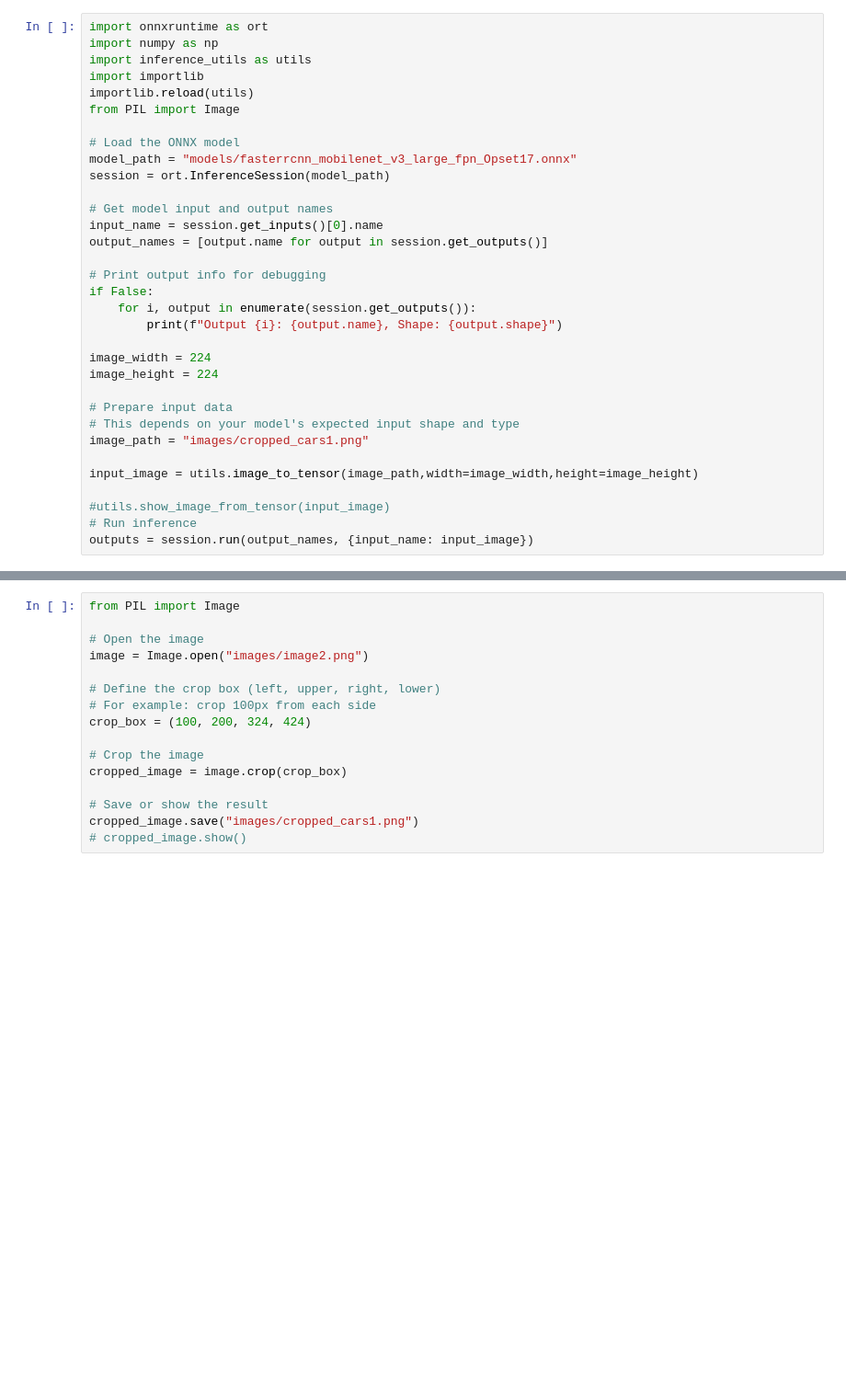
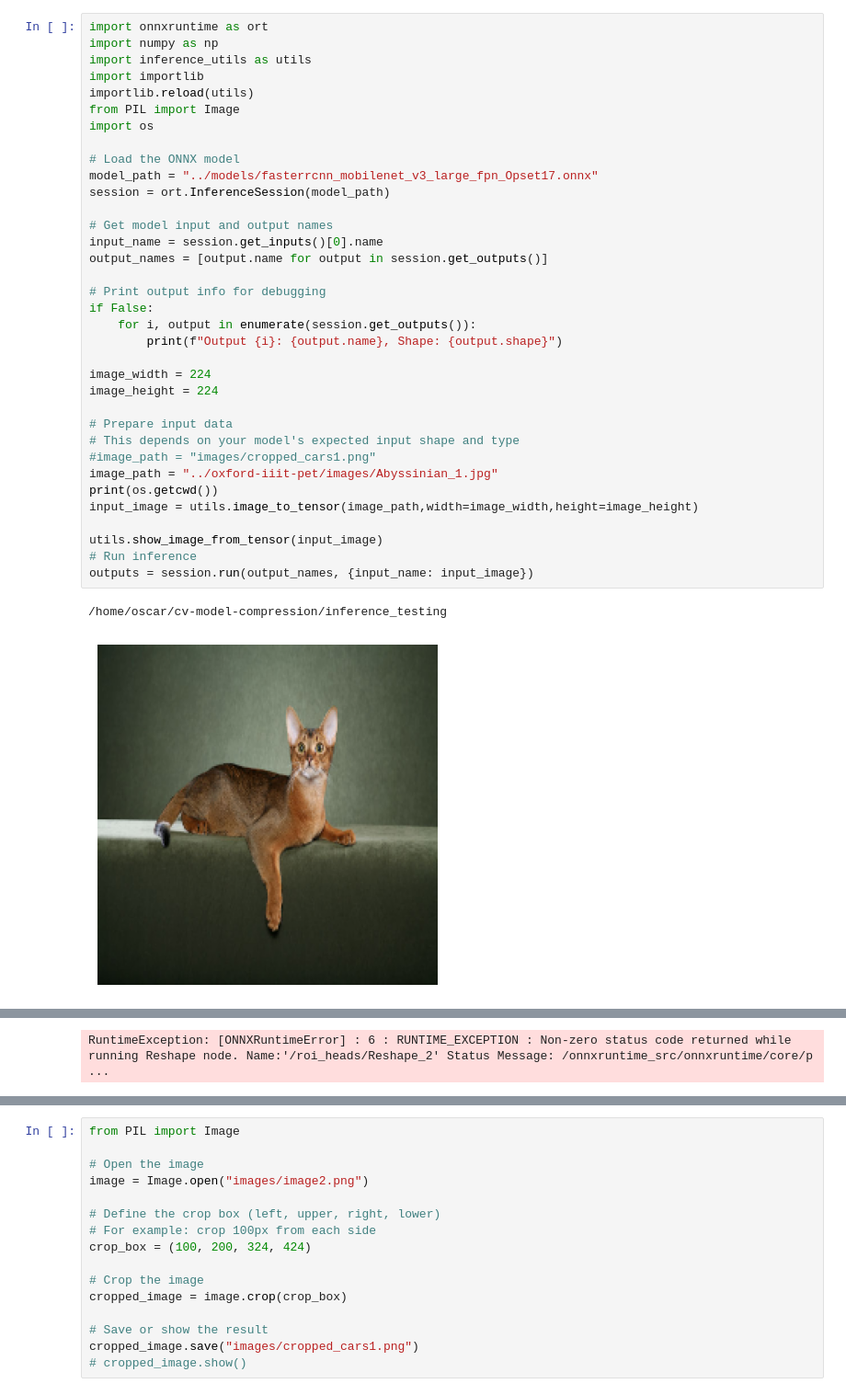
Before and after one commit to MarcosElFlamenco/cv-model-compression, a Jupyter notebook: inference_testing/inftest_fastercnn_BB.ipynb, the cells around one changed output, grey strips where cells are left out. Shown at 92% size. Cells and saved outputs as stored; diff of their text form; blank space fills up the shorter version.

```diff
--- a/inference_testing/inftest_fastercnn_BB.ipynb
+++ b/inference_testing/inftest_fastercnn_BB.ipynb
@@ -1,33 +1,38 @@
 # %%
 import onnxruntime as ort
 import numpy as np
 import inference_utils as utils
 import importlib
 importlib.reload(utils)
 from PIL import Image
+import os
 
 # Load the ONNX model
-model_path = "models/fasterrcnn_mobilenet_v3_large_fpn_Opset17.onnx"
+model_path = "../models/fasterrcnn_mobilenet_v3_large_fpn_Opset17.onnx"
 session = ort.InferenceSession(model_path)
 
 # Get model input and output names
 input_name = session.get_inputs()[0].name
 output_names = [output.name for output in session.get_outputs()]
 
 # Print output info for debugging
 if False:
     for i, output in enumerate(session.get_outputs()):
         print(f"Output {i}: {output.name}, Shape: {output.shape}")
 
 image_width = 224
 image_height = 224
 
 # Prepare input data
 # This depends on your model's expected input shape and type
-image_path = "images/cropped_cars1.png"
-
+#image_path = "images/cropped_cars1.png"
+image_path = "../oxford-iiit-pet/images/Abyssinian_1.jpg"
+print(os.getcwd())
 input_image = utils.image_to_tensor(image_path,width=image_width,height=image_height)
 
-#utils.show_image_from_tensor(input_image)
+utils.show_image_from_tensor(input_image)
 # Run inference
 outputs = session.run(output_names, {input_name: input_image})
+# %% [output]
+/home/oscar/cv-model-compression/inference_testing
+[figure, added]
@@ -33,0 +40 @@ outputs = session.run(output_names, {input_name: input_image})
+RuntimeException: [ONNXRuntimeError] : 6 : RUNTIME_EXCEPTION : Non-zero status code returned while running Reshape node. Name:'/roi_heads/Reshape_2' Status Message: /onnxruntime_src/onnxruntime/core/p ...
```
Also changed, not shown: parts of 7 cells of this notebook.
